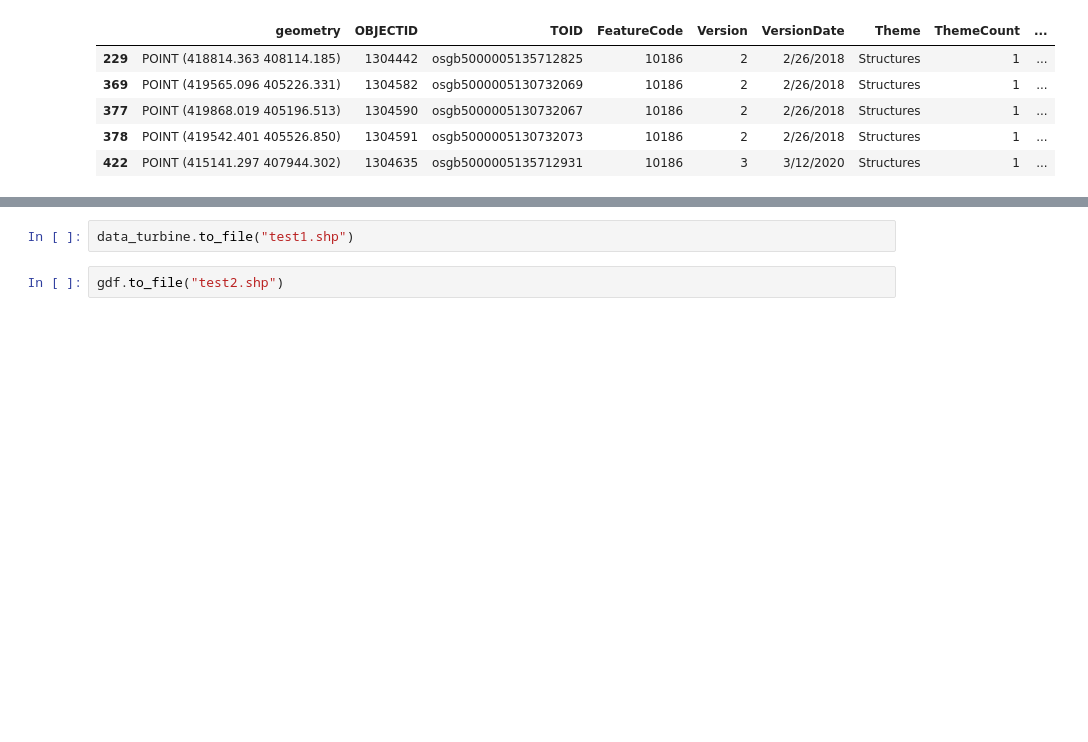
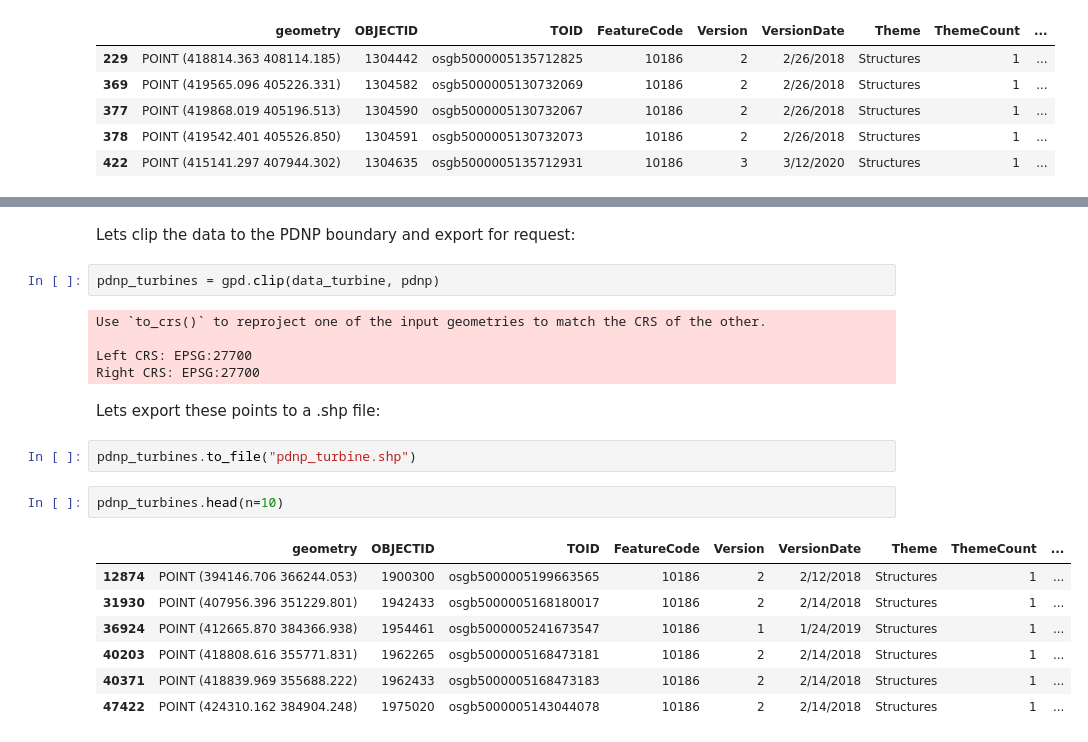
Before and after one commit to pdnpa/os-data-wind-turbines, a Jupyter notebook: os-wind-turbine.ipynb, the cells around one changed output, grey strips where cells are left out. Cells and saved outputs as stored; diff of their text form; blank space fills up the shorter version.

```diff
--- a/os-wind-turbine.ipynb
+++ b/os-wind-turbine.ipynb
@@ -72,4 +144,23 @@ ax.axis('on')
+# %% [markdown]
+Lets clip the data to the PDNP boundary and export for request:
+# %%
+pdnp_turbines = gpd.clip(data_turbine, pdnp)
+# %% [output]
+Use `to_crs()` to reproject one of the input geometries to match the CRS of the other.
+
+Left CRS: EPSG:27700
+Right CRS: EPSG:27700
+# %% [markdown]
+Lets export these points to a .shp file:
 # %%
-data_turbine.to_file("test1.shp")
+pdnp_turbines.to_file("pdnp_turbine.shp")
-# %%
-gdf.to_file("test2.shp")
+# %%
+pdnp_turbines.head(n=10)
+# %% [output]
+|  | geometry | OBJECTID | TOID | FeatureCode | Version | VersionDate | Theme | ThemeCount | ... |
+| 12874 | POINT (394146.706 366244.053) | 1900300 | osgb5000005199663565 | 10186 | 2 | 2/12/2018 | Structures | 1 | ... |
+| 31930 | POINT (407956.396 351229.801) | 1942433 | osgb5000005168180017 | 10186 | 2 | 2/14/2018 | Structures | 1 | ... |
+| 36924 | POINT (412665.870 384366.938) | 1954461 | osgb5000005241673547 | 10186 | 1 | 1/24/2019 | Structures | 1 | ... |
+| 40203 | POINT (418808.616 355771.831) | 1962265 | osgb5000005168473181 | 10186 | 2 | 2/14/2018 | Structures | 1 | ... |
+| 40371 | POINT (418839.969 355688.222) | 1962433 | osgb5000005168473183 | 10186 | 2 | 2/14/2018 | Structures | 1 | ... |
+| 47422 | POINT (424310.162 384904.248) | 1975020 | osgb5000005143044078 | 10186 | 2 | 2/14/2018 | Structures | 1 | ... |
```
Also changed, not shown: parts of 17 cells of this notebook.
